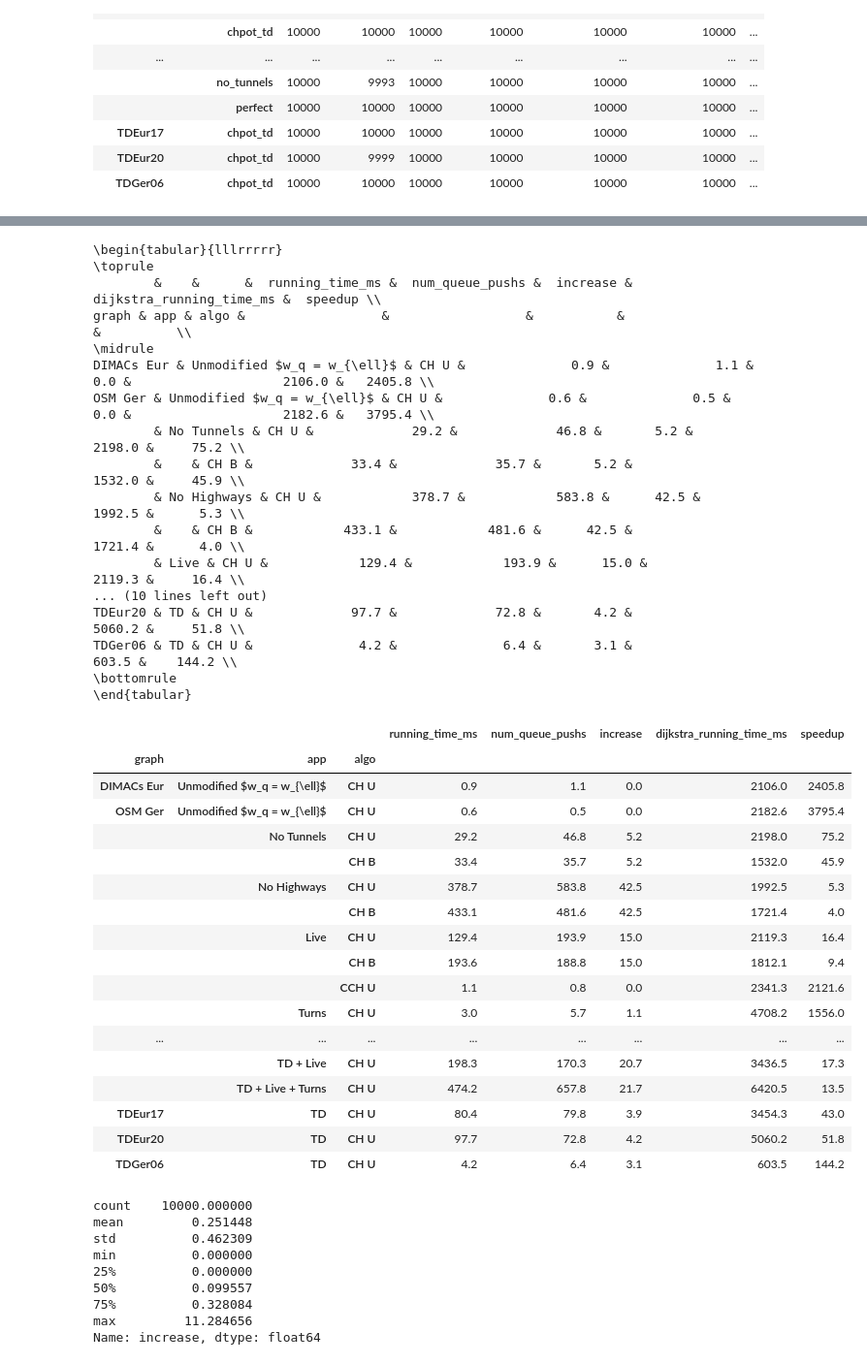
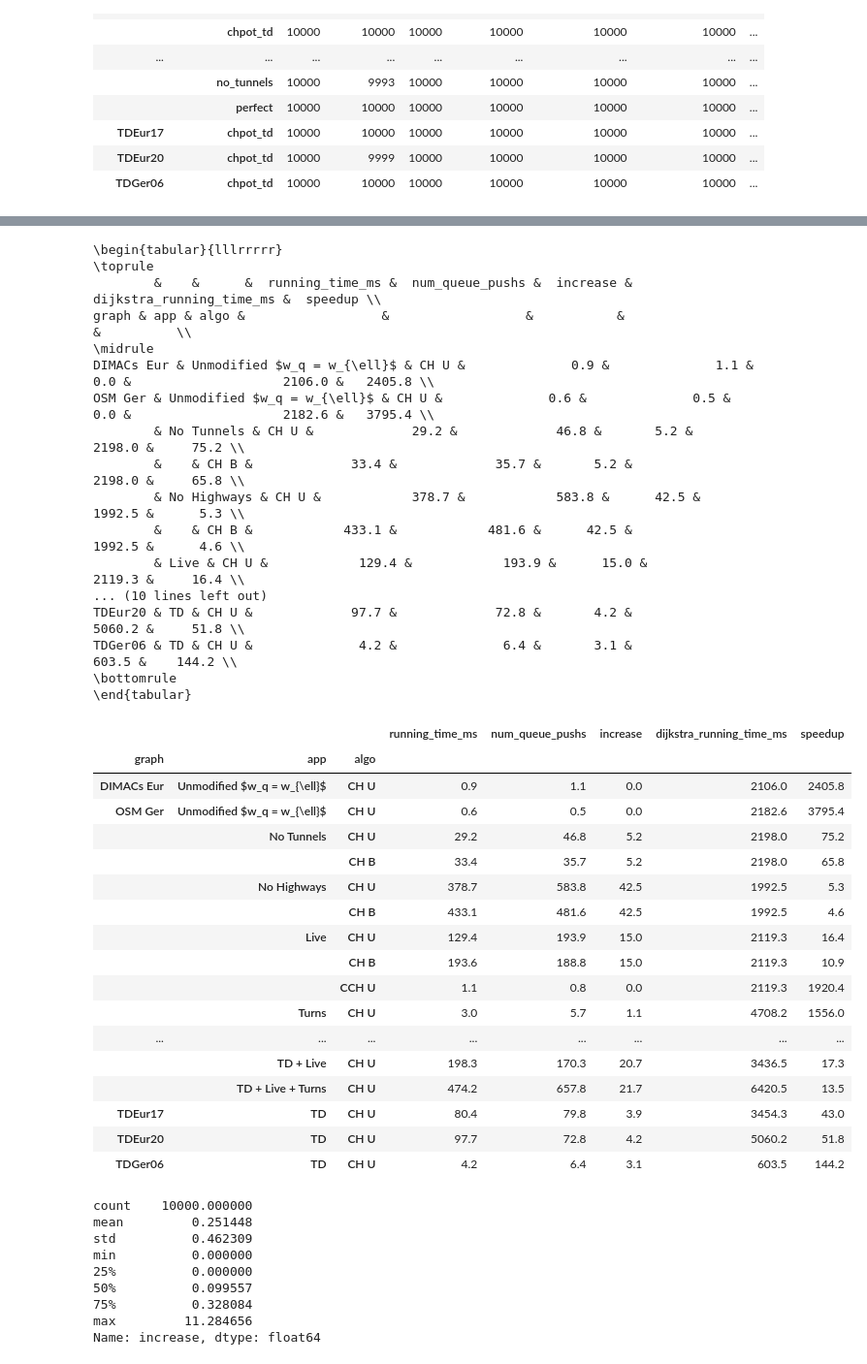
Before and after one commit to kit-algo/ch_potentials, a Jupyter notebook: eval/applications.ipynb, the cells around one changed output, grey strips where cells are left out. Shown at 97% size. Drawn from its saved outputs; the diff is of its cells as text; code cells hidden in the pictures.

```diff
--- a/eval/applications.ipynb
+++ b/eval/applications.ipynb
@@ -80,8 +102,6 @@ queries.groupby(['graph', 'exp']).count()
 table = queries.groupby(['graph', 'exp']).mean()[['running_time_ms', 'num_queue_pushs', 'increase']]
 table['num_queue_pushs'] = table['num_queue_pushs'] / 1000
 table = table.join(dijkstra_queries.groupby(['graph', 'exp']).agg(dijkstra_running_time_ms=('running_time_ms', 'mean')))
-table['speedup'] = table['dijkstra_running_time_ms'] / table['running_time_ms']
-table = table.round(1)
 table = table.reset_index()
 table['algo'] = table['exp'].map({
     'perfect': 'CH U',
@@ -117,41 +137,49 @@ table['app'] = table['exp'].map({
     'bidir_no_highways': 'No Highways',
     'bidir_no_tunnels': 'No Tunnels',
 })
 table = table.set_index(['graph', 'app', 'algo']) \
     .reindex(index=['Unmodified $w_q = w_{\ell}$', 'No Tunnels', 'No Highways', 'Live', 'Turns', 'Live + Turns', 'TD', 'TD + Live', 'TD + Live + Turns'], level=1) \
     .reindex(index=['CH U', 'CH B', 'CCH U', 'CCH B'], level=2) \
     .drop(columns=['exp'])
+table.at[('OSM Ger', 'No Tunnels', 'CH B'), 'dijkstra_running_time_ms'] = table.at[('OSM Ger', 'No Tunnels', 'CH U'), 'dijkstra_running_time_ms']
+table.at[('OSM Ger', 'No Highways', 'CH B'), 'dijkstra_running_time_ms'] = table.at[('OSM Ger', 'No Highways', 'CH U'), 'dijkstra_running_time_ms']
+table.at[('OSM Ger', 'Live', 'CH B'), 'dijkstra_running_time_ms'] = table.at[('OSM Ger', 'Live', 'CH U'), 'dijkstra_running_time_ms']
+table.at[('OSM Ger', 'Live', 'CCH U'), 'dijkstra_running_time_ms'] = table.at[('OSM Ger', 'Live', 'CH U'), 'dijkstra_running_time_ms']
+table.at[('OSM Ger', 'Turns', 'CH B'), 'dijkstra_running_time_ms'] = table.at[('OSM Ger', 'Turns', 'CH U'), 'dijkstra_running_time_ms']
+table.at[('OSM Ger', 'Live + Turns', 'CCH B'), 'dijkstra_running_time_ms'] = table.at[('OSM Ger', 'Live + Turns', 'CCH U'), 'dijkstra_running_time_ms']
+table['speedup'] = table['dijkstra_running_time_ms'] / table['running_time_ms']
+table = table.round(1)
 print(table.to_latex(escape=False))
 table
 # %% [output]
 \begin{tabular}{lllrrrrr}
 \toprule
         &    &      &  running_time_ms &  num_queue_pushs &  increase &  dijkstra_running_time_ms &  speedup \\
 graph & app & algo &                  &                  &           &                           &          \\
 \midrule
 DIMACs Eur & Unmodified $w_q = w_{\ell}$ & CH U &              0.9 &              1.1 &       0.0 &                    2106.0 &   2405.8 \\
 OSM Ger & Unmodified $w_q = w_{\ell}$ & CH U &              0.6 &              0.5 &       0.0 &                    2182.6 &   3795.4 \\
         & No Tunnels & CH U &             29.2 &             46.8 &       5.2 &                    2198.0 &     75.2 \\
-        &    & CH B &             33.4 &             35.7 &       5.2 &                    1532.0 &     45.9 \\
+        &    & CH B &             33.4 &             35.7 &       5.2 &                    2198.0 &     65.8 \\
         & No Highways & CH U &            378.7 &            583.8 &      42.5 &                    1992.5 &      5.3 \\
-        &    & CH B &            433.1 &            481.6 &      42.5 &                    1721.4 &      4.0 \\
+        &    & CH B &            433.1 &            481.6 &      42.5 &                    1992.5 &      4.6 \\
         & Live & CH U &            129.4 &            193.9 &      15.0 &                    2119.3 &     16.4 \\
 ... (10 lines left out)
 TDEur20 & TD & CH U &             97.7 &             72.8 &       4.2 &                    5060.2 &     51.8 \\
 TDGer06 & TD & CH U &              4.2 &              6.4 &       3.1 &                     603.5 &    144.2 \\
 \bottomrule
 \end{tabular}
 |  |  |  | running_time_ms | num_queue_pushs | increase | dijkstra_running_time_ms | speedup |
 | graph | app | algo |  |  |  |  |  |
 | DIMACs Eur | Unmodified $w_q = w_{\ell}$ | CH U | 0.9 | 1.1 | 0.0 | 2106.0 | 2405.8 |
 | OSM Ger | Unmodified $w_q = w_{\ell}$ | CH U | 0.6 | 0.5 | 0.0 | 2182.6 | 3795.4 |
 |  | No Tunnels | CH U | 29.2 | 46.8 | 5.2 | 2198.0 | 75.2 |
-|  |  | CH B | 33.4 | 35.7 | 5.2 | 1532.0 | 45.9 |
+|  |  | CH B | 33.4 | 35.7 | 5.2 | 2198.0 | 65.8 |
 |  | No Highways | CH U | 378.7 | 583.8 | 42.5 | 1992.5 | 5.3 |
-|  |  | CH B | 433.1 | 481.6 | 42.5 | 1721.4 | 4.0 |
+|  |  | CH B | 433.1 | 481.6 | 42.5 | 1992.5 | 4.6 |
 |  | Live | CH U | 129.4 | 193.9 | 15.0 | 2119.3 | 16.4 |
-|  |  | CH B | 193.6 | 188.8 | 15.0 | 1812.1 | 9.4 |
-|  |  | CCH U | 1.1 | 0.8 | 0.0 | 2341.3 | 2121.6 |
+|  |  | CH B | 193.6 | 188.8 | 15.0 | 2119.3 | 10.9 |
+|  |  | CCH U | 1.1 | 0.8 | 0.0 | 2119.3 | 1920.4 |
 |  | Turns | CH U | 3.0 | 5.7 | 1.1 | 4708.2 | 1556.0 |
 | ... | ... | ... | ... | ... | ... | ... | ... |
 |  | TD + Live | CH U | 198.3 | 170.3 | 20.7 | 3436.5 | 17.3 |
```
Also changed, not shown: parts of 1 cell of this notebook, 5 other files.
